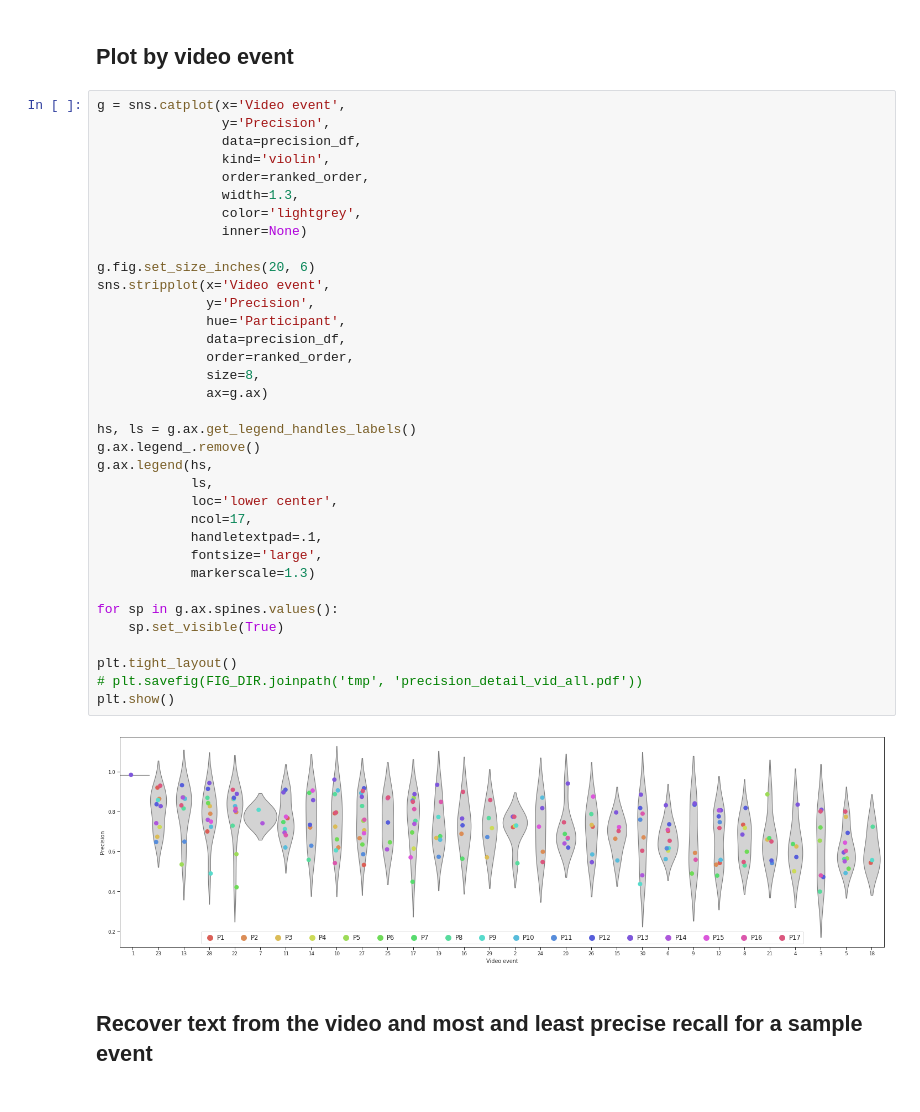
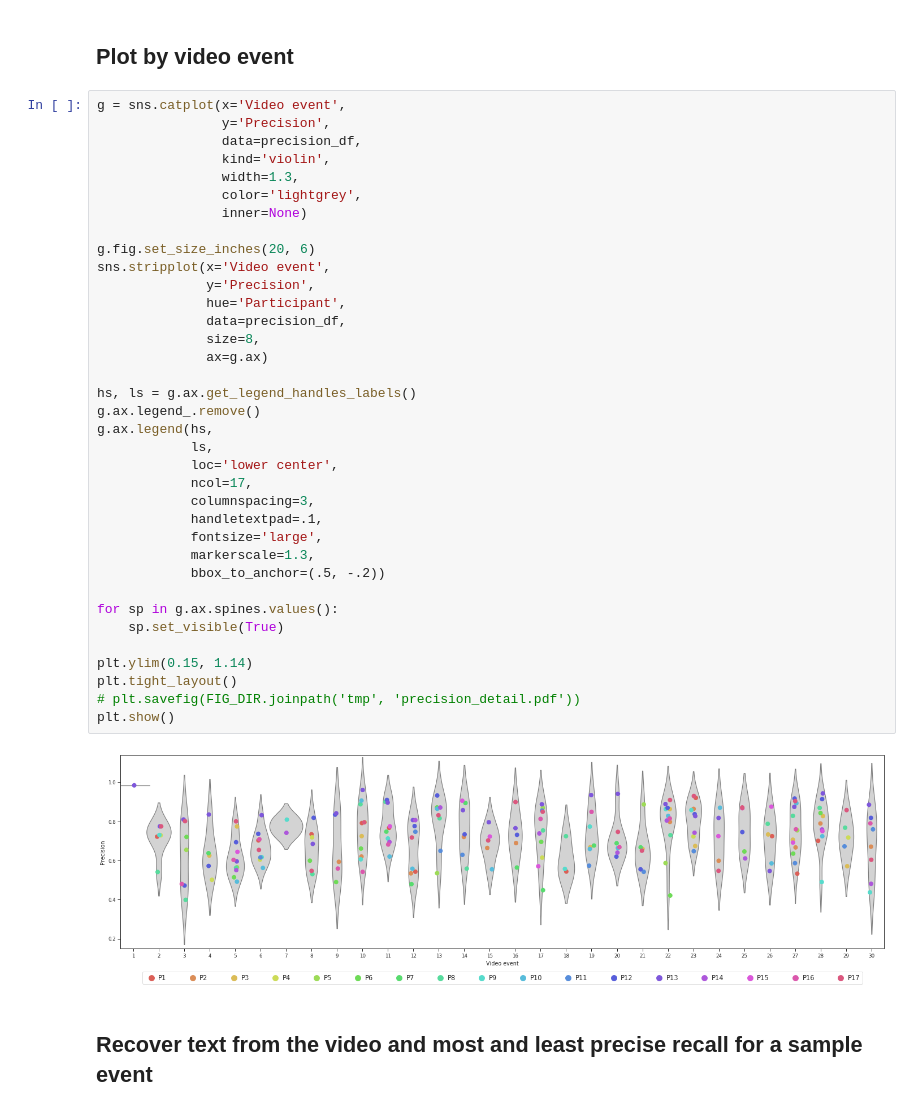
Before and after one commit to ContextLab/sherlock-topic-model-paper, a Jupyter notebook: code/notebooks/main/precision_detail_fig.ipynb, the cells around one changed output. Drawn from its saved outputs; the diff is of its cells as text.

Commit message:
updated figure notebooks

```diff
--- a/code/notebooks/main/precision_detail_fig.ipynb
+++ b/code/notebooks/main/precision_detail_fig.ipynb
@@ -76,38 +75,39 @@ g = sns.catplot(x='Video event',
                 y='Precision',
                 data=precision_df,
                 kind='violin',
-                order=ranked_order,
                 width=1.3,
                 color='lightgrey',
                 inner=None)
 
 g.fig.set_size_inches(20, 6)
 sns.stripplot(x='Video event',
               y='Precision',
               hue='Participant',
               data=precision_df,
-              order=ranked_order,
               size=8,
               ax=g.ax)
 
 hs, ls = g.ax.get_legend_handles_labels()
 g.ax.legend_.remove()
 g.ax.legend(hs,
             ls,
             loc='lower center',
             ncol=17,
+            columnspacing=3,
             handletextpad=.1,
             fontsize='large',
-            markerscale=1.3)
+            markerscale=1.3,
+            bbox_to_anchor=(.5, -.2))
 
 for sp in g.ax.spines.values():
     sp.set_visible(True)
 
+plt.ylim(0.15, 1.14)
 plt.tight_layout()
-# plt.savefig(FIG_DIR.joinpath('tmp', 'precision_detail_vid_all.pdf'))
+# plt.savefig(FIG_DIR.joinpath('tmp', 'precision_detail.pdf'))
 plt.show()
 # %% [output]
-[figure, old version]
+[figure, new version]
 # %% [markdown]
 ## Recover text from the video and most and least precise recall for a sample event
 # %%
```
Also changed, not shown: parts of 1 cell of this notebook, 1 other file.
